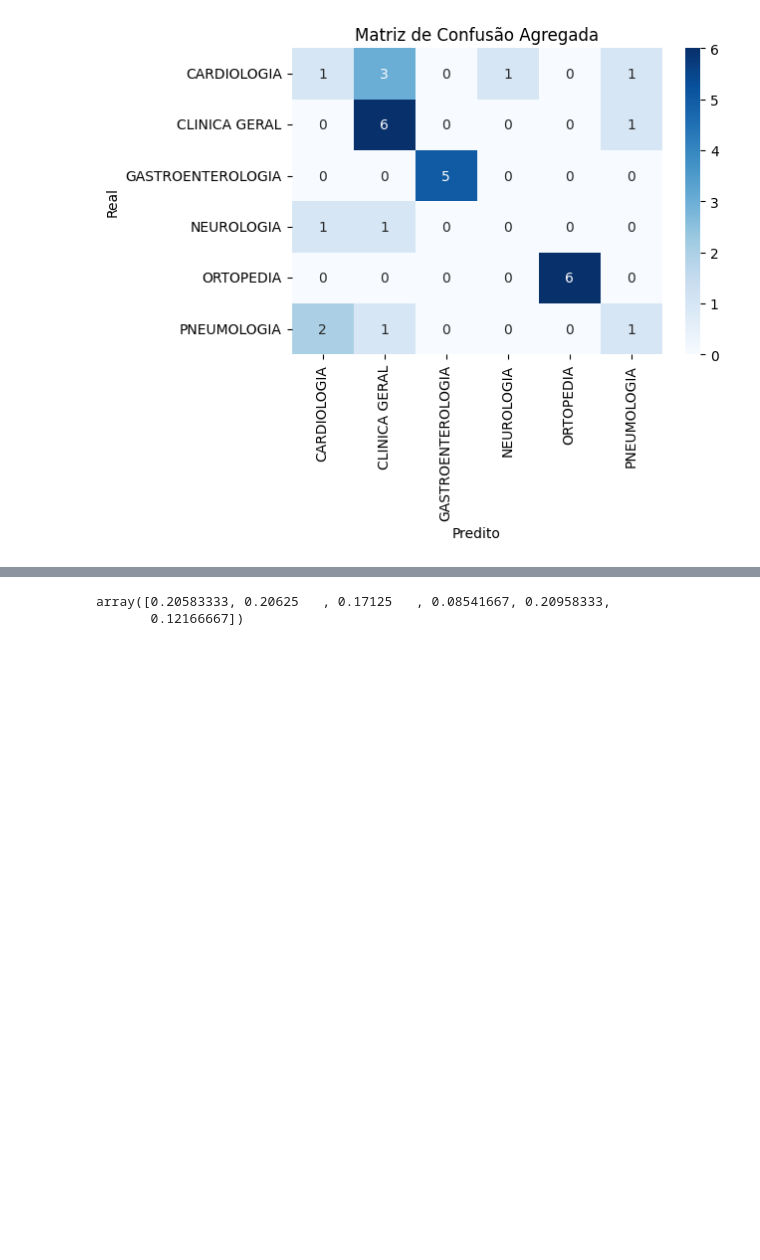
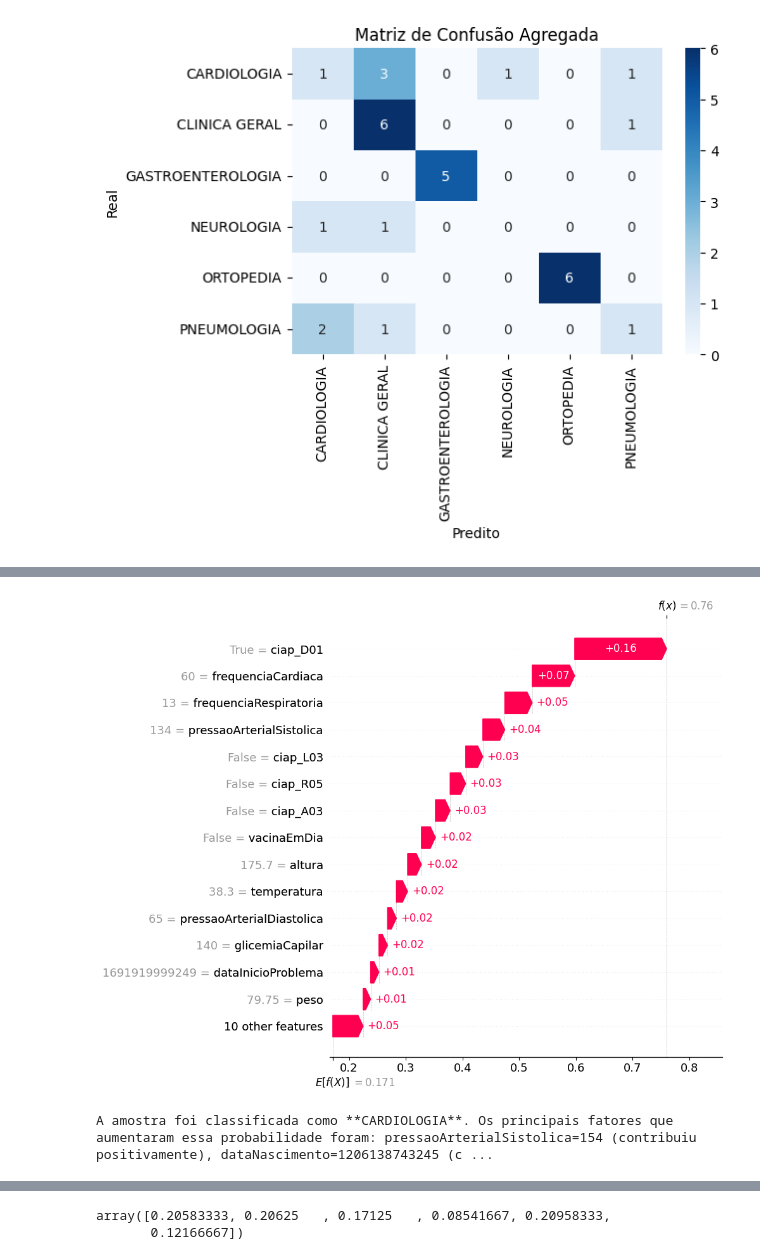
Before and after one commit to gabrielqueeiroz/aps-poc, a Jupyter notebook: notebooks/01-data-preprocessing.ipynb, the cells around one changed output, grey strips where cells are left out. Saved outputs shown, nothing was run; the diff lists cells and outputs as text; code cells hidden in the pictures; blank space fills up the shorter version.

```diff
--- a/notebooks/01-data-preprocessing.ipynb
+++ b/notebooks/01-data-preprocessing.ipynb
@@ -268,0 +266,50 @@ dtype: object
+# %%
+i = 0
+
+#for i in range(3):
+pred_class = np.argmax(best_model.predict_proba(best_X_test.iloc[i:i+1]))
+# pred_class = 2
+expl = shap.Explanation(
+    values=shap_values.values[i, :, pred_class],
+    base_values=shap_values.base_values[i, pred_class],
+    data=best_X_test.iloc[i],
+    feature_names=best_X_test.columns
+)
+
+shap.plots.waterfall(expl, max_display=15)
+plt.show()
+# %% [output]
+[figure, added]
+# %%
+import numpy as np
+
+i = 3  # índice da amostra
+pred_class = np.argmax(best_model.predict_proba(best_X_test.iloc[i:i+1]))
+
+# extrai os valores shap para a classe escolhida
+values = shap_values.values[i, :, pred_class]
+features = best_X_test.columns
+data_point = best_X_test.iloc[i]
+
+# ordena por importância (valor absoluto)
+order = np.argsort(-np.abs(values))
+top_features = [(features[j], data_point.iloc[j], values[j]) for j in order[:5]]
+
+justificativa = f"A amostra foi classificada como **{y.unique()[pred_class]}**. "
+puxando = []
+contra = []
+
+for feat, val, shap_val in top_features:
+    if shap_val > 0:
+        puxando.append(f"{feat}={val} (contribuiu positivamente)")
+    else:
+        contra.append(f"{feat}={val} (contribuiu negativamente)")
+
+if puxando:
+    justificativa += "Os principais fatores que aumentaram essa probabilidade foram: " + ", ".join(puxando) + ". "
+if contra:
+    justificativa += "Por outro lado, fatores que reduziram essa probabilidade foram: " + ", ".join(contra) + "."
+
+print(justificativa)
+# %% [output]
+A amostra foi classificada como **CARDIOLOGIA**. Os principais fatores que aumentaram essa probabilidade foram: pressaoArterialSistolica=154 (contribuiu positivamente), dataNascimento=1206138743245 (c ...
```
Also changed, not shown: parts of 9 cells of this notebook.
